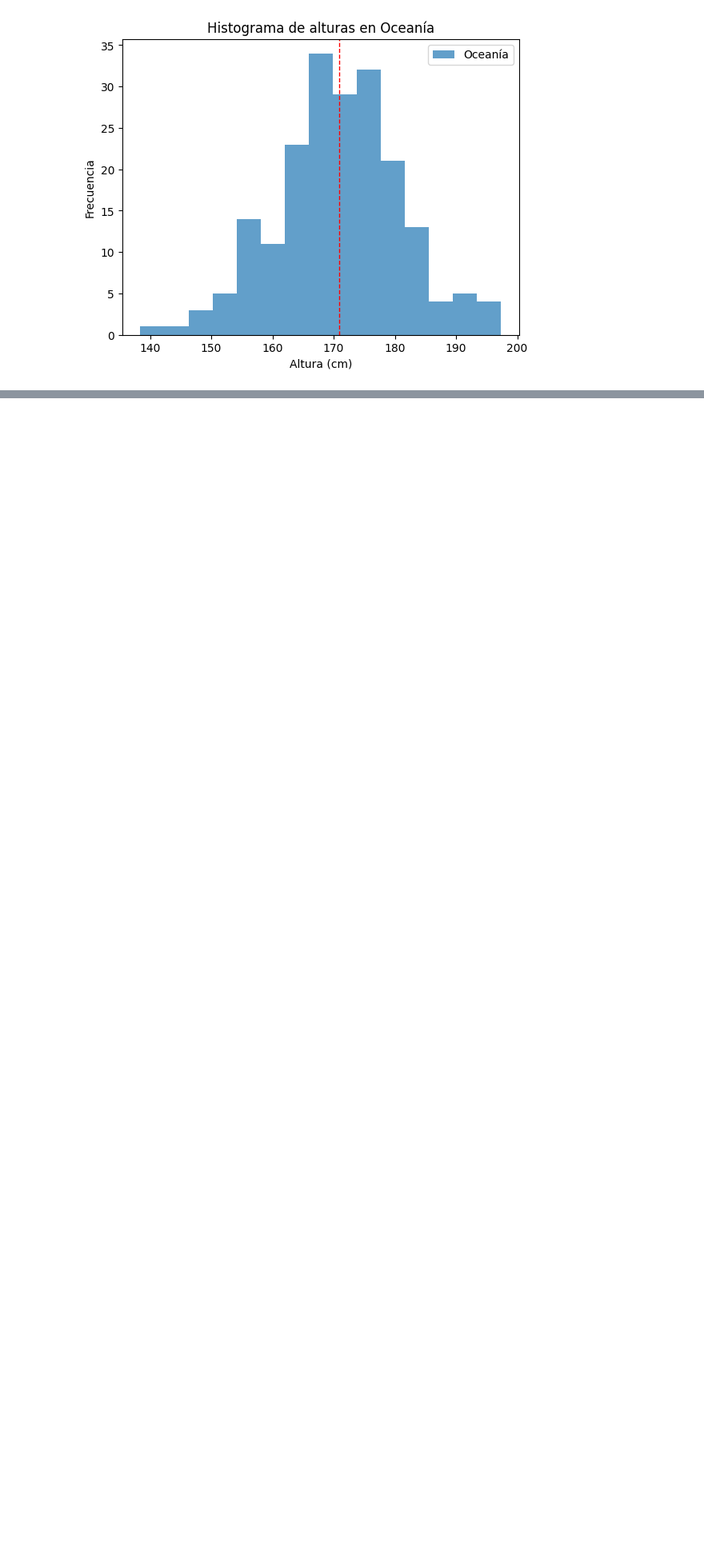
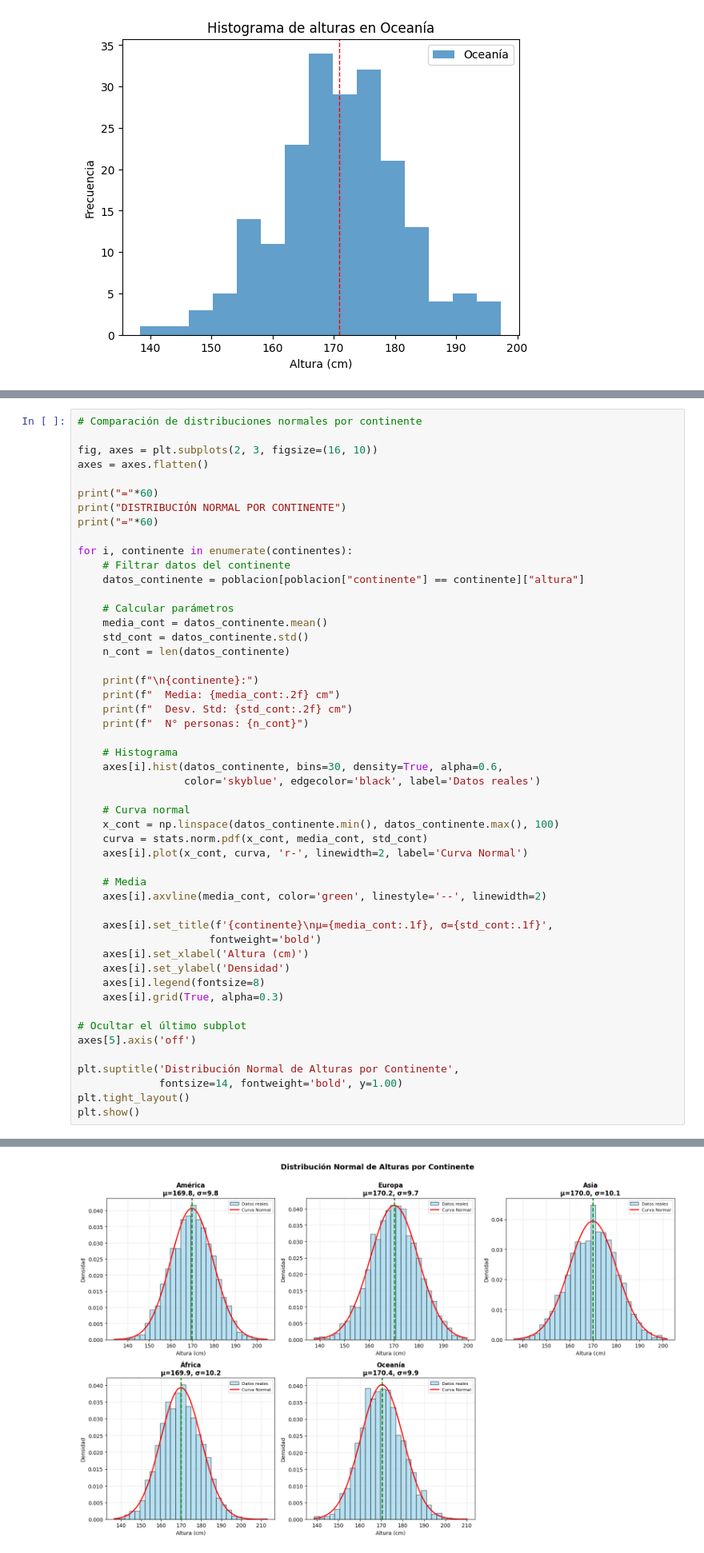
Before and after one commit to DariusClover/INTELIGENCIA-ARTIFICIAL, a Jupyter notebook: Taller2/Taller2.ipynb, the cells around one changed output, grey strips where cells are left out. Shown: that part at 80% size. Drawn from its saved outputs; the diff is of its cells as text; blank space fills up the shorter version.

Commit message:
Agregando distribucion normal y TLC

```diff
--- a/Taller2/Taller2.ipynb
+++ b/Taller2/Taller2.ipynb
@@ -61,0 +66,51 @@ Intervalo de confianza del 95%: (169.45, 172.32) cm
+# %%
+# Comparación de distribuciones normales por continente
+
+fig, axes = plt.subplots(2, 3, figsize=(16, 10))
+axes = axes.flatten()
+
+print("="*60)
+print("DISTRIBUCIÓN NORMAL POR CONTINENTE")
+print("="*60)
+
+for i, continente in enumerate(continentes):
+    # Filtrar datos del continente
+    datos_continente = poblacion[poblacion["continente"] == continente]["altura"]
+
+    # Calcular parámetros
+    media_cont = datos_continente.mean()
+    std_cont = datos_continente.std()
+    n_cont = len(datos_continente)
+
+    print(f"\n{continente}:")
+    print(f"  Media: {media_cont:.2f} cm")
+    print(f"  Desv. Std: {std_cont:.2f} cm")
+    print(f"  N° personas: {n_cont}")
+
+    # Histograma
+    axes[i].hist(datos_continente, bins=30, density=True, alpha=0.6,
+                 color='skyblue', edgecolor='black', label='Datos reales')
+
+    # Curva normal
+    x_cont = np.linspace(datos_continente.min(), datos_continente.max(), 100)
+    curva = stats.norm.pdf(x_cont, media_cont, std_cont)
+    axes[i].plot(x_cont, curva, 'r-', linewidth=2, label='Curva Normal')
+
+    # Media
+    axes[i].axvline(media_cont, color='green', linestyle='--', linewidth=2)
+
+    axes[i].set_title(f'{continente}\nμ={media_cont:.1f}, σ={std_cont:.1f}',
+                     fontweight='bold')
+    axes[i].set_xlabel('Altura (cm)')
+    axes[i].set_ylabel('Densidad')
+    axes[i].legend(fontsize=8)
+    axes[i].grid(True, alpha=0.3)
+
+# Ocultar el último subplot
+axes[5].axis('off')
+
+plt.suptitle('Distribución Normal de Alturas por Continente',
+             fontsize=14, fontweight='bold', y=1.00)
+plt.tight_layout()
+plt.show()
+# %% [output]
@@ -61,0 +134 @@ Intervalo de confianza del 95%: (169.45, 172.32) cm
+[figure, added]
```
Also changed, not shown: parts of 6 cells of this notebook.
